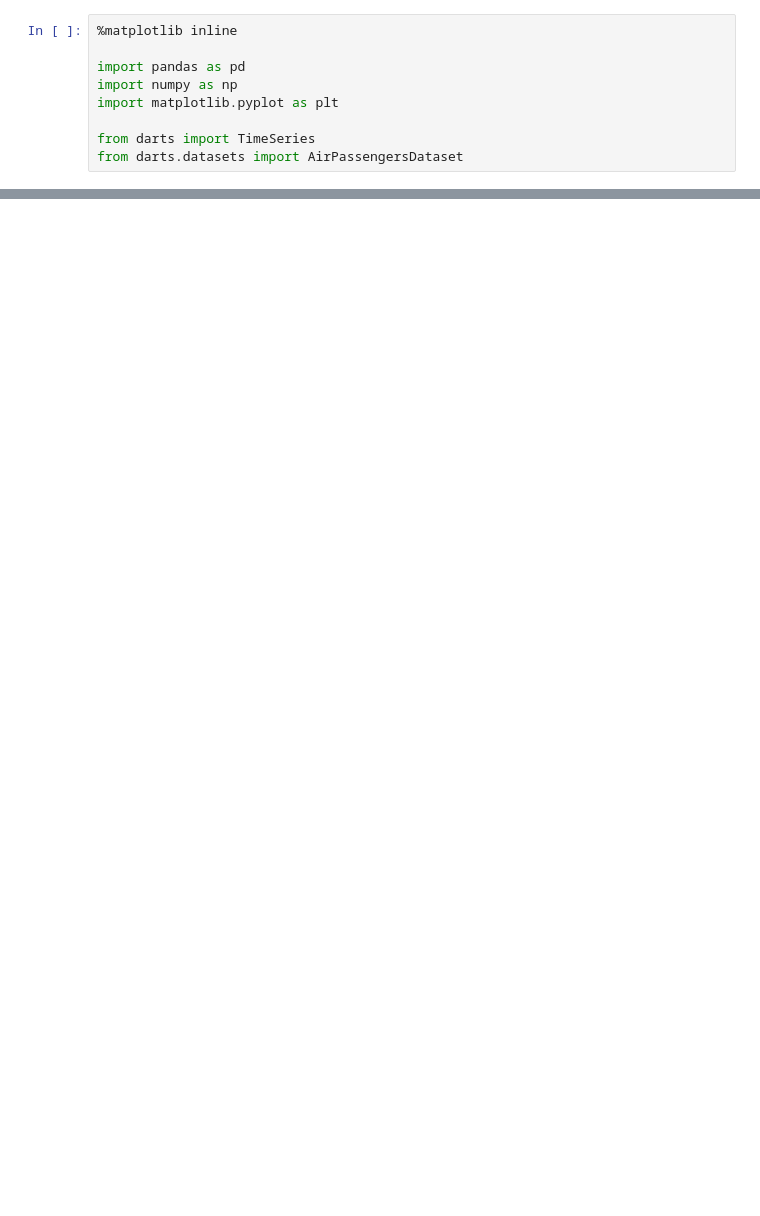
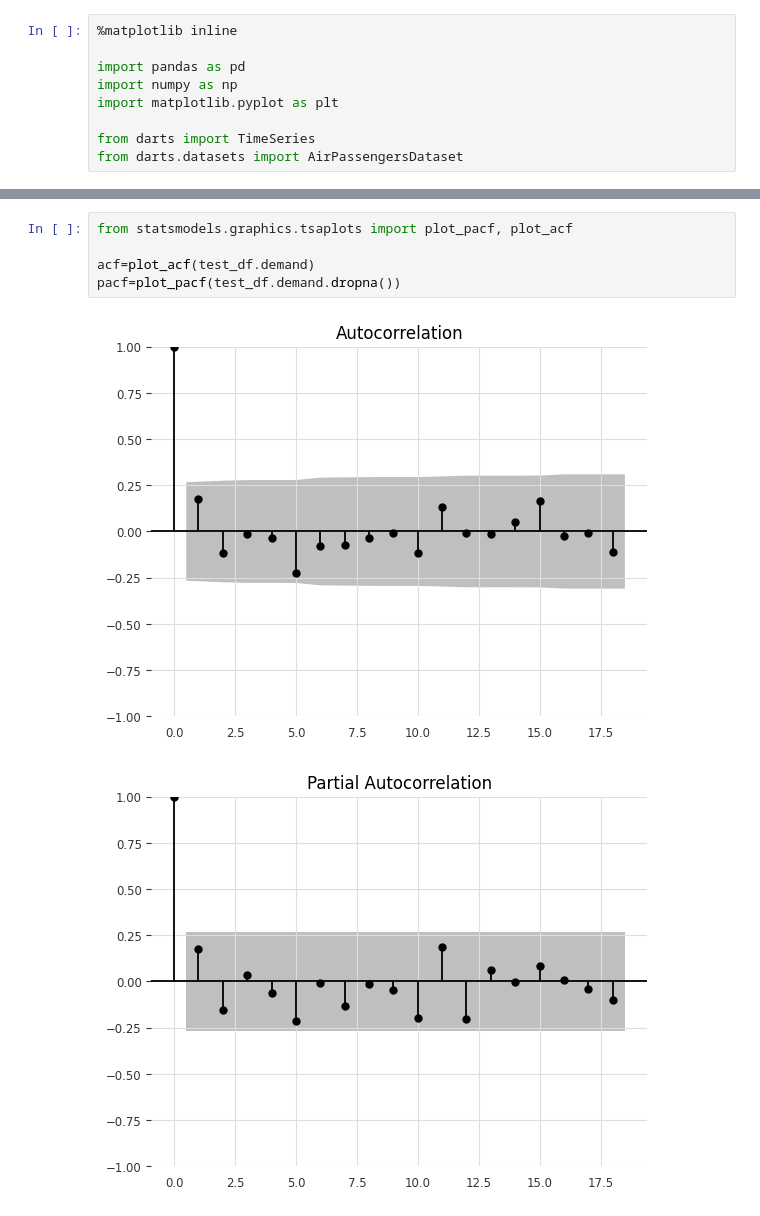
Before and after one commit to SongaZonga/tum_DAP_project, a Jupyter notebook: darts_test.ipynb, the cells around one changed output, grey strips where cells are left out. Cells and saved outputs as stored; diff of their text form; blank space fills up the shorter version.

```diff
--- a/darts_test.ipynb
+++ b/darts_test.ipynb
@@ -14,0 +89,8 @@ series.plot()
+# %%
+from statsmodels.graphics.tsaplots import plot_pacf, plot_acf
+
+acf=plot_acf(test_df.demand)
+pacf=plot_pacf(test_df.demand.dropna())
+# %% [output]
+[figure, added]
+[figure, added]
```
Also changed, not shown: parts of 11 cells of this notebook, 3 other files.
